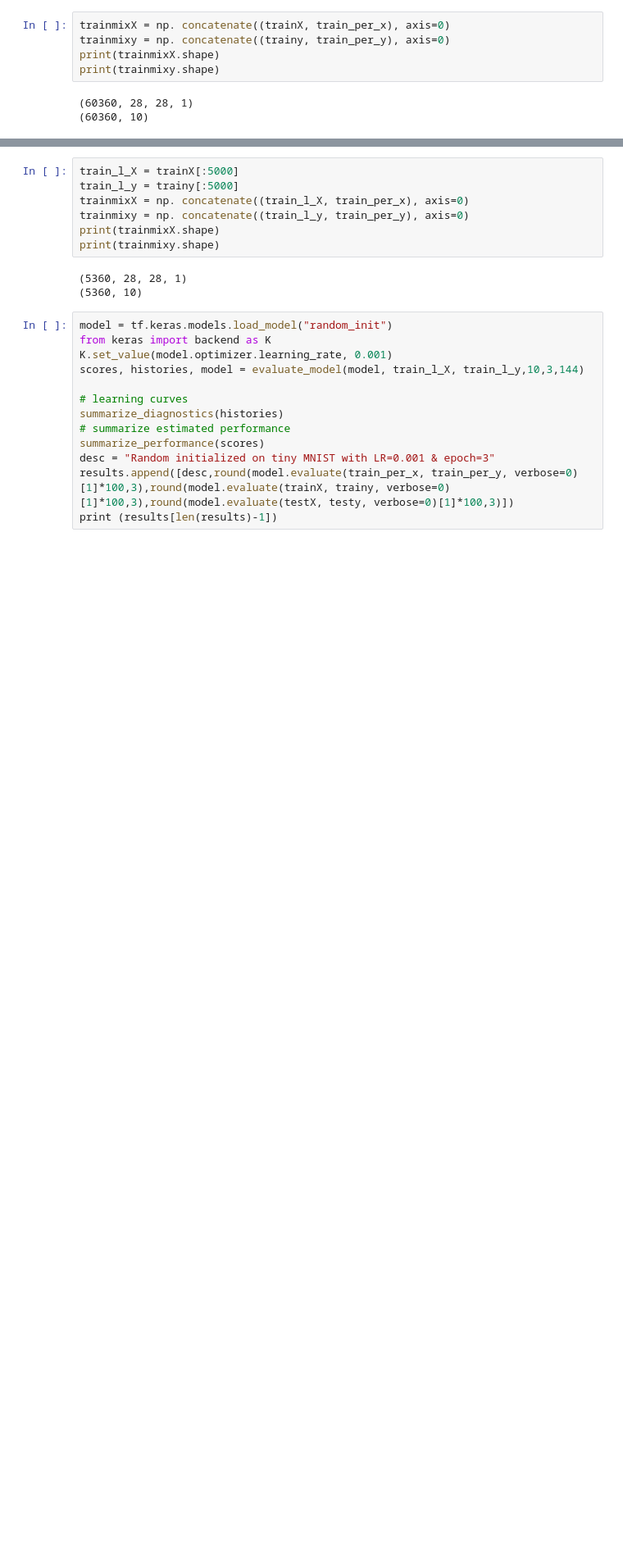
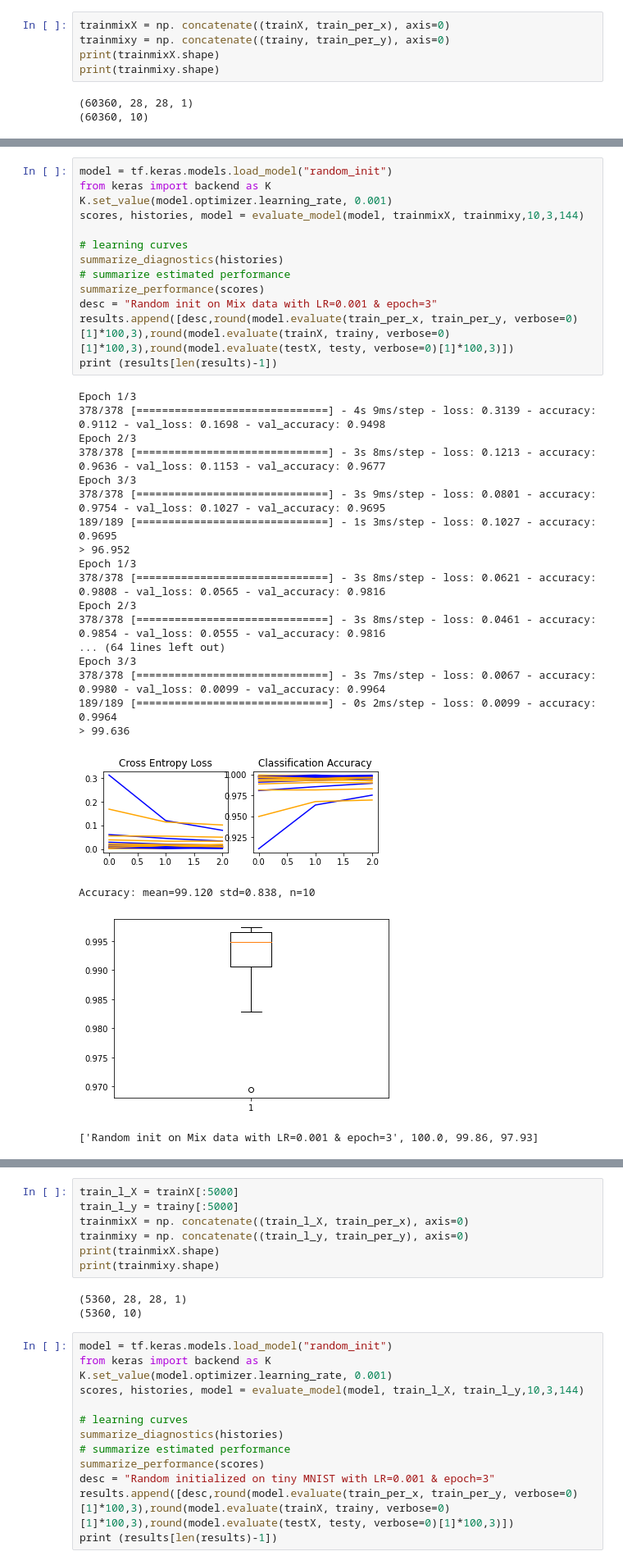
Before and after one commit to mrezaim/Expanse, a Jupyter notebook: EXPANSE_two_steps_training.ipynb, the cells around one changed output, grey strips where cells are left out. Shown at 82% size. Cells and saved outputs as stored; diff of their text form; blank space fills up the shorter version.

```diff
--- a/EXPANSE_two_steps_training.ipynb
+++ b/EXPANSE_two_steps_training.ipynb
@@ -1018,0 +1070,35 @@ Accuracy: mean=98.931 std=0.754, n=10
+# %%
+model = tf.keras.models.load_model("random_init")
+from keras import backend as K
+K.set_value(model.optimizer.learning_rate, 0.001)
+scores, histories, model = evaluate_model(model, trainmixX, trainmixy,10,3,144)
+
+# learning curves
+summarize_diagnostics(histories)
+# summarize estimated performance
+summarize_performance(scores)
+desc = "Random init on Mix data with LR=0.001 & epoch=3"
+results.append([desc,round(model.evaluate(train_per_x, train_per_y, verbose=0)[1]*100,3),round(model.evaluate(trainX, trainy, verbose=0)[1]*100,3),round(model.evaluate(testX, testy, verbose=0)[1]*100,3)])
+print (results[len(results)-1])
+# %% [output]
+Epoch 1/3
+378/378 [==============================] - 4s 9ms/step - loss: 0.3139 - accuracy: 0.9112 - val_loss: 0.1698 - val_accuracy: 0.9498
+Epoch 2/3
+378/378 [==============================] - 3s 8ms/step - loss: 0.1213 - accuracy: 0.9636 - val_loss: 0.1153 - val_accuracy: 0.9677
+Epoch 3/3
+378/378 [==============================] - 3s 9ms/step - loss: 0.0801 - accuracy: 0.9754 - val_loss: 0.1027 - val_accuracy: 0.9695
+189/189 [==============================] - 1s 3ms/step - loss: 0.1027 - accuracy: 0.9695
+> 96.952
+Epoch 1/3
+378/378 [==============================] - 3s 8ms/step - loss: 0.0621 - accuracy: 0.9808 - val_loss: 0.0565 - val_accuracy: 0.9816
+Epoch 2/3
+378/378 [==============================] - 3s 8ms/step - loss: 0.0461 - accuracy: 0.9854 - val_loss: 0.0555 - val_accuracy: 0.9816
+... (64 lines left out)
+Epoch 3/3
+378/378 [==============================] - 3s 7ms/step - loss: 0.0067 - accuracy: 0.9980 - val_loss: 0.0099 - val_accuracy: 0.9964
+189/189 [==============================] - 0s 2ms/step - loss: 0.0099 - accuracy: 0.9964
+> 99.636
+[figure, added]
+Accuracy: mean=99.120 std=0.838, n=10
+[figure, added]
+['Random init on Mix data with LR=0.001 & epoch=3', 100.0, 99.86, 97.93]
```
Also changed, not shown: parts of 58 cells of this notebook.
